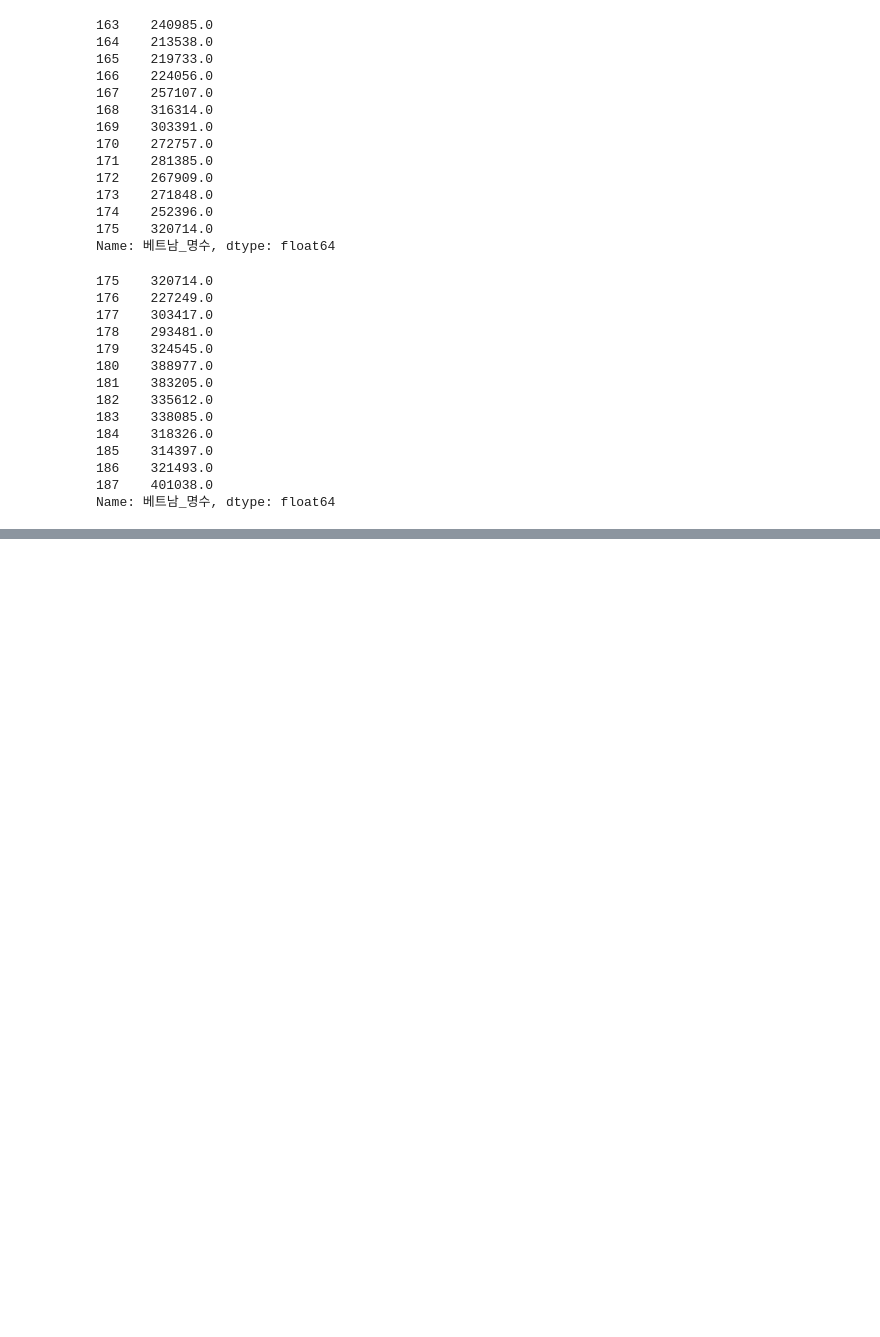
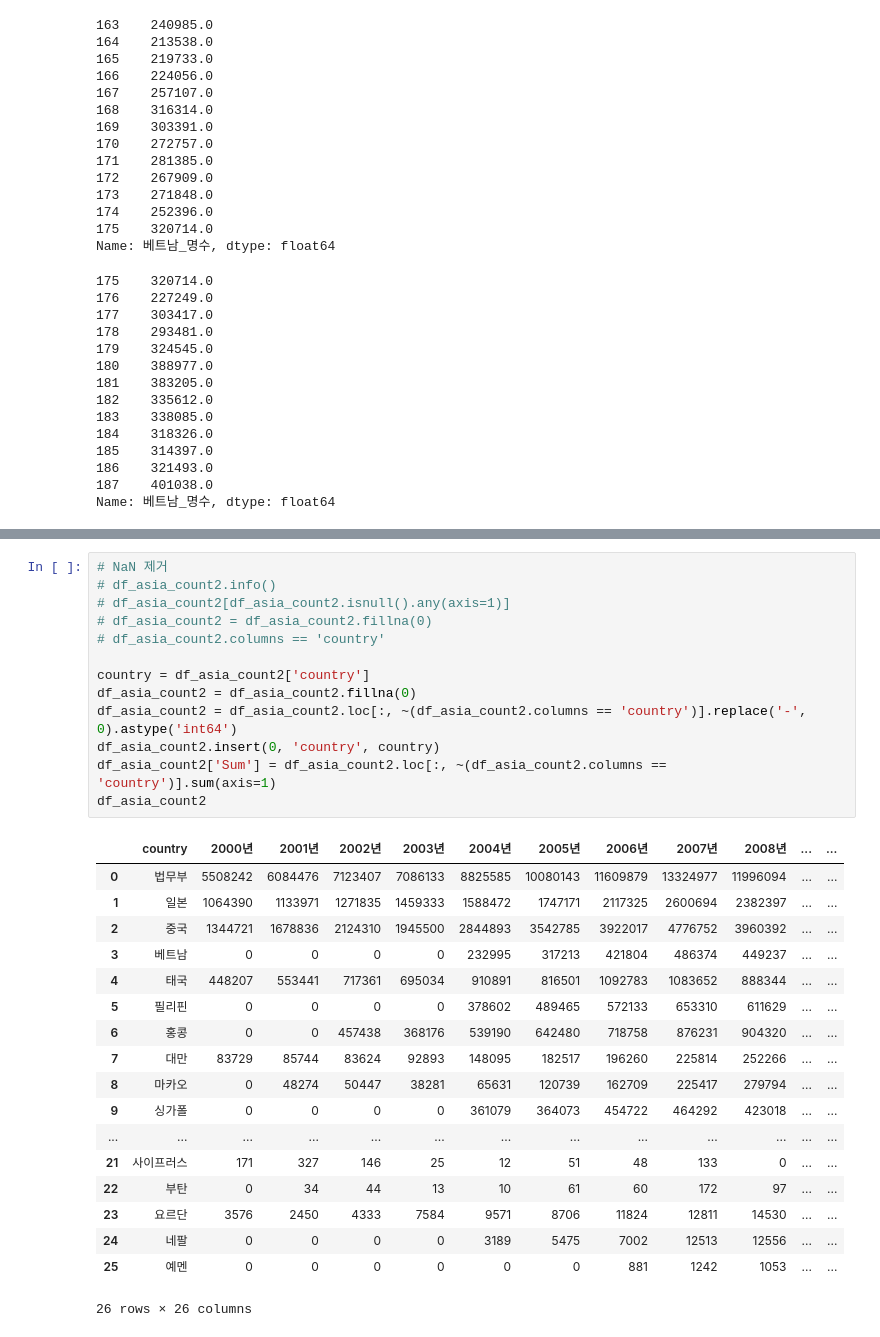
Before and after one commit to shockzinfinity/bootcamp-project-eda, a Jupyter notebook: 0.eda_projects/3.vietnam.ipynb, the cells around one changed output, grey strips where cells are left out. Drawn from its saved outputs; the diff is of its cells as text; blank space fills up the shorter version.

```diff
--- a/0.eda_projects/3.vietnam.ipynb
+++ b/0.eda_projects/3.vietnam.ipynb
@@ -179,0 +233,32 @@ sns.lineplot(data=prev_period)
+# %%
+# NaN 제거
+# df_asia_count2.info()
+# df_asia_count2[df_asia_count2.isnull().any(axis=1)]
+# df_asia_count2 = df_asia_count2.fillna(0)
+# df_asia_count2.columns == 'country'
+
+country = df_asia_count2['country']
+df_asia_count2 = df_asia_count2.fillna(0)
+df_asia_count2 = df_asia_count2.loc[:, ~(df_asia_count2.columns == 'country')].replace('-', 0).astype('int64')
+df_asia_count2.insert(0, 'country', country)
+df_asia_count2['Sum'] = df_asia_count2.loc[:, ~(df_asia_count2.columns == 'country')].sum(axis=1)
+df_asia_count2
+# %% [output]
+|  | country | 2000년 | 2001년 | 2002년 | 2003년 | 2004년 | 2005년 | 2006년 | 2007년 | 2008년 | ... | ... |
+| 0 | 법무부 | 5508242 | 6084476 | 7123407 | 7086133 | 8825585 | 10080143 | 11609879 | 13324977 | 11996094 | ... | ... |
+| 1 | 일본 | 1064390 | 1133971 | 1271835 | 1459333 | 1588472 | 1747171 | 2117325 | 2600694 | 2382397 | ... | ... |
+| 2 | 중국 | 1344721 | 1678836 | 2124310 | 1945500 | 2844893 | 3542785 | 3922017 | 4776752 | 3960392 | ... | ... |
+| 3 | 베트남 | 0 | 0 | 0 | 0 | 232995 | 317213 | 421804 | 486374 | 449237 | ... | ... |
+| 4 | 태국 | 448207 | 553441 | 717361 | 695034 | 910891 | 816501 | 1092783 | 1083652 | 888344 | ... | ... |
+| 5 | 필리핀 | 0 | 0 | 0 | 0 | 378602 | 489465 | 572133 | 653310 | 611629 | ... | ... |
+| 6 | 홍콩 | 0 | 0 | 457438 | 368176 | 539190 | 642480 | 718758 | 876231 | 904320 | ... | ... |
+| 7 | 대만 | 83729 | 85744 | 83624 | 92893 | 148095 | 182517 | 196260 | 225814 | 252266 | ... | ... |
+| 8 | 마카오 | 0 | 48274 | 50447 | 38281 | 65631 | 120739 | 162709 | 225417 | 279794 | ... | ... |
+| 9 | 싱가폴 | 0 | 0 | 0 | 0 | 361079 | 364073 | 454722 | 464292 | 423018 | ... | ... |
+| ... | ... | ... | ... | ... | ... | ... | ... | ... | ... | ... | ... | ... |
+| 21 | 사이프러스 | 171 | 327 | 146 | 25 | 12 | 51 | 48 | 133 | 0 | ... | ... |
+| 22 | 부탄 | 0 | 34 | 44 | 13 | 10 | 61 | 60 | 172 | 97 | ... | ... |
+| 23 | 요르단 | 3576 | 2450 | 4333 | 7584 | 9571 | 8706 | 11824 | 12811 | 14530 | ... | ... |
+| 24 | 네팔 | 0 | 0 | 0 | 0 | 3189 | 5475 | 7002 | 12513 | 12556 | ... | ... |
+| 25 | 예멘 | 0 | 0 | 0 | 0 | 0 | 0 | 881 | 1242 | 1053 | ... | ... |
+26 rows × 26 columns
```
Also changed, not shown: parts of 6 cells of this notebook, 1 other file.
